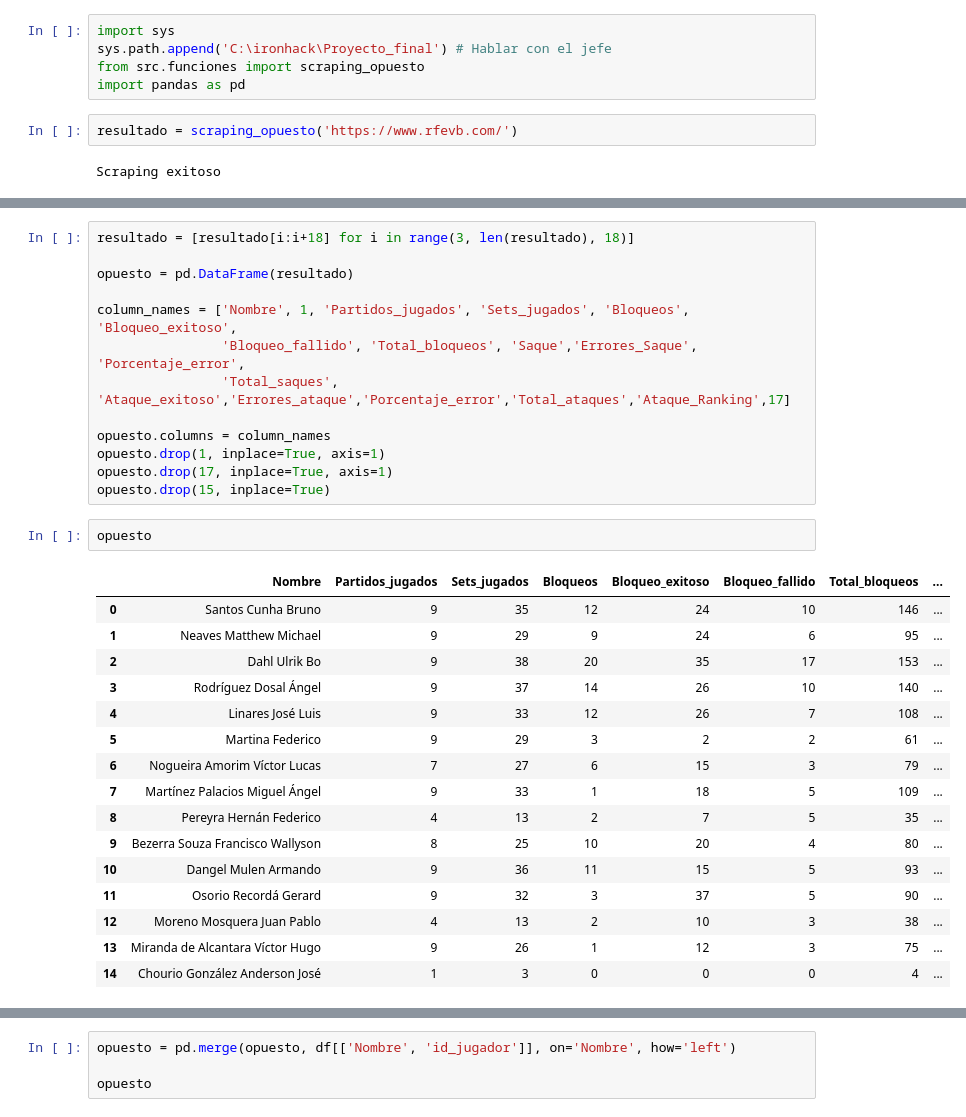
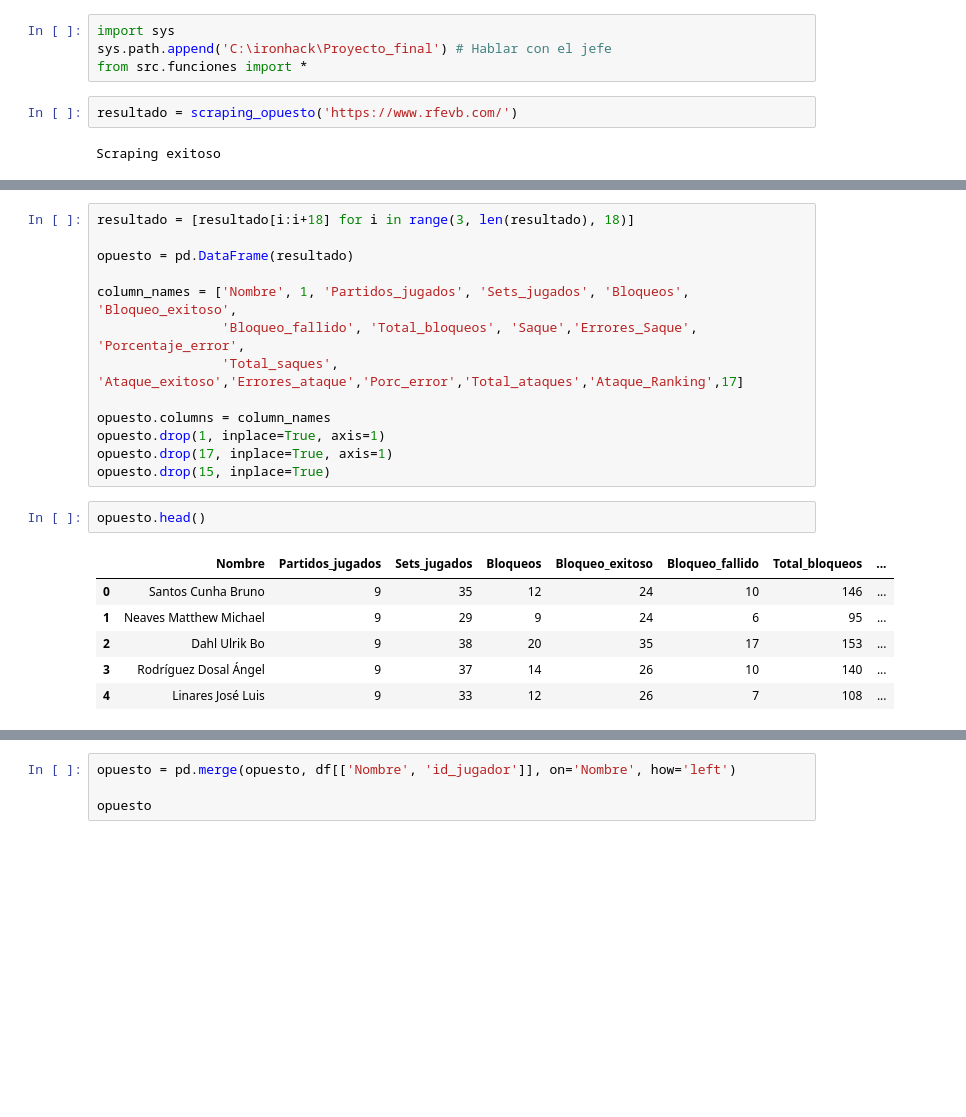
Before and after one commit to AlejandroCasna/Proyecto_final, a Jupyter notebook: notebooks/2023-2024/Clean/clean_opuesto.ipynb, the cells around one changed output, grey strips where cells are left out. Saved outputs shown, nothing was run; the diff lists cells and outputs as text; blank space fills up the shorter version.

```diff
--- a/notebooks/2023-2024/Clean/clean_opuesto.ipynb
+++ b/notebooks/2023-2024/Clean/clean_opuesto.ipynb
@@ -1,8 +1,7 @@
 # %%
 import sys
 sys.path.append('C:\ironhack\Proyecto_final') # Hablar con el jefe
-from src.funciones import scraping_opuesto
-import pandas as pd
+from src.funciones import *
 # %%
 resultado = scraping_opuesto('https://www.rfevb.com/')
 # %% [output]
@@ -34,30 +33,20 @@ opuesto = pd.DataFrame(resultado)
 
 column_names = ['Nombre', 1, 'Partidos_jugados', 'Sets_jugados', 'Bloqueos', 'Bloqueo_exitoso',
                 'Bloqueo_fallido', 'Total_bloqueos', 'Saque','Errores_Saque', 'Porcentaje_error',
-                'Total_saques', 'Ataque_exitoso','Errores_ataque','Porcentaje_error','Total_ataques','Ataque_Ranking',17]
+                'Total_saques', 'Ataque_exitoso','Errores_ataque','Porc_error','Total_ataques','Ataque_Ranking',17]
 
 opuesto.columns = column_names
 opuesto.drop(1, inplace=True, axis=1)
 opuesto.drop(17, inplace=True, axis=1)
 opuesto.drop(15, inplace=True)
 # %%
-opuesto
+opuesto.head()
 # %% [output]
 |  | Nombre | Partidos_jugados | Sets_jugados | Bloqueos | Bloqueo_exitoso | Bloqueo_fallido | Total_bloqueos | ... |
 | 0 | Santos Cunha Bruno | 9 | 35 | 12 | 24 | 10 | 146 | ... |
 | 1 | Neaves Matthew Michael | 9 | 29 | 9 | 24 | 6 | 95 | ... |
 | 2 | Dahl Ulrik Bo | 9 | 38 | 20 | 35 | 17 | 153 | ... |
 | 3 | Rodríguez Dosal Ángel | 9 | 37 | 14 | 26 | 10 | 140 | ... |
 | 4 | Linares José Luis | 9 | 33 | 12 | 26 | 7 | 108 | ... |
-| 5 | Martina Federico | 9 | 29 | 3 | 2 | 2 | 61 | ... |
-| 6 | Nogueira Amorim Víctor Lucas | 7 | 27 | 6 | 15 | 3 | 79 | ... |
-| 7 | Martínez Palacios Miguel Ángel | 9 | 33 | 1 | 18 | 5 | 109 | ... |
-| 8 | Pereyra Hernán Federico | 4 | 13 | 2 | 7 | 5 | 35 | ... |
-| 9 | Bezerra Souza Francisco Wallyson | 8 | 25 | 10 | 20 | 4 | 80 | ... |
-| 10 | Dangel Mulen Armando | 9 | 36 | 11 | 15 | 5 | 93 | ... |
-| 11 | Osorio Recordá Gerard | 9 | 32 | 3 | 37 | 5 | 90 | ... |
-| 12 | Moreno Mosquera Juan Pablo | 4 | 13 | 2 | 10 | 3 | 38 | ... |
-| 13 | Miranda de Alcantara Víctor Hugo | 9 | 26 | 1 | 12 | 3 | 75 | ... |
-| 14 | Chourio González Anderson José | 1 | 3 | 0 | 0 | 0 | 4 | ... |
 # %%
 #Extraccion de jugadores.
```
Also changed, not shown: parts of 6 cells of this notebook, 5 other files.
